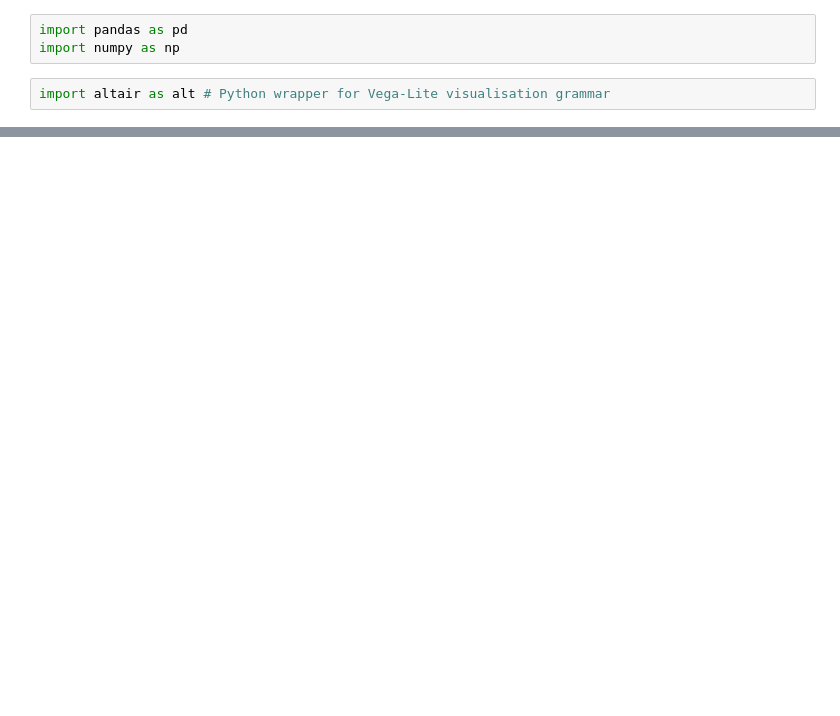
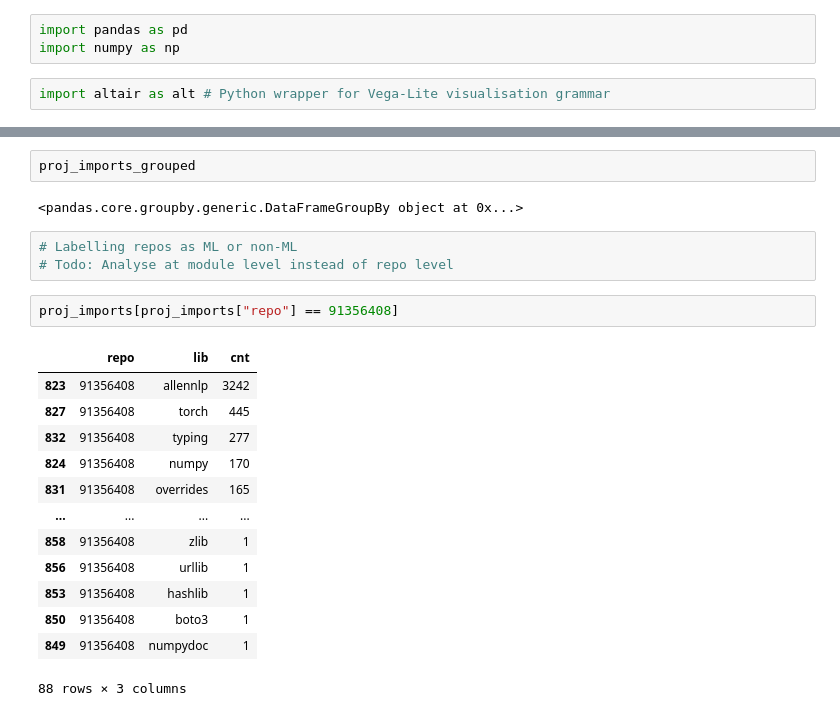
Before and after one commit to a2i2/mining-data-science-repositories, a Jupyter notebook: notebooks/analyse_imports.ipynb, the cells around one changed output, grey strips where cells are left out. Saved outputs shown, nothing was run; the diff lists cells and outputs as text; blank space fills up the shorter version.

```diff
--- a/notebooks/analyse_imports.ipynb
+++ b/notebooks/analyse_imports.ipynb
@@ -5,0 +145,23 @@ import altair as alt # Python wrapper for Vega-Lite visualisation grammar
+# %%
+proj_imports_grouped
+# %% [output]
+<pandas.core.groupby.generic.DataFrameGroupBy object at 0x...>
+# %%
+# Labelling repos as ML or non-ML
+# Todo: Analyse at module level instead of repo level
+# %%
+proj_imports[proj_imports["repo"] == 91356408]
+# %% [output]
+|  | repo | lib | cnt |
+| 823 | 91356408 | allennlp | 3242 |
+| 827 | 91356408 | torch | 445 |
+| 832 | 91356408 | typing | 277 |
+| 824 | 91356408 | numpy | 170 |
+| 831 | 91356408 | overrides | 165 |
+| ... | ... | ... | ... |
+| 858 | 91356408 | zlib | 1 |
+| 856 | 91356408 | urllib | 1 |
+| 853 | 91356408 | hashlib | 1 |
+| 850 | 91356408 | boto3 | 1 |
+| 849 | 91356408 | numpydoc | 1 |
+88 rows × 3 columns
```
Also changed, not shown: parts of 22 cells of this notebook, 20 other files.
